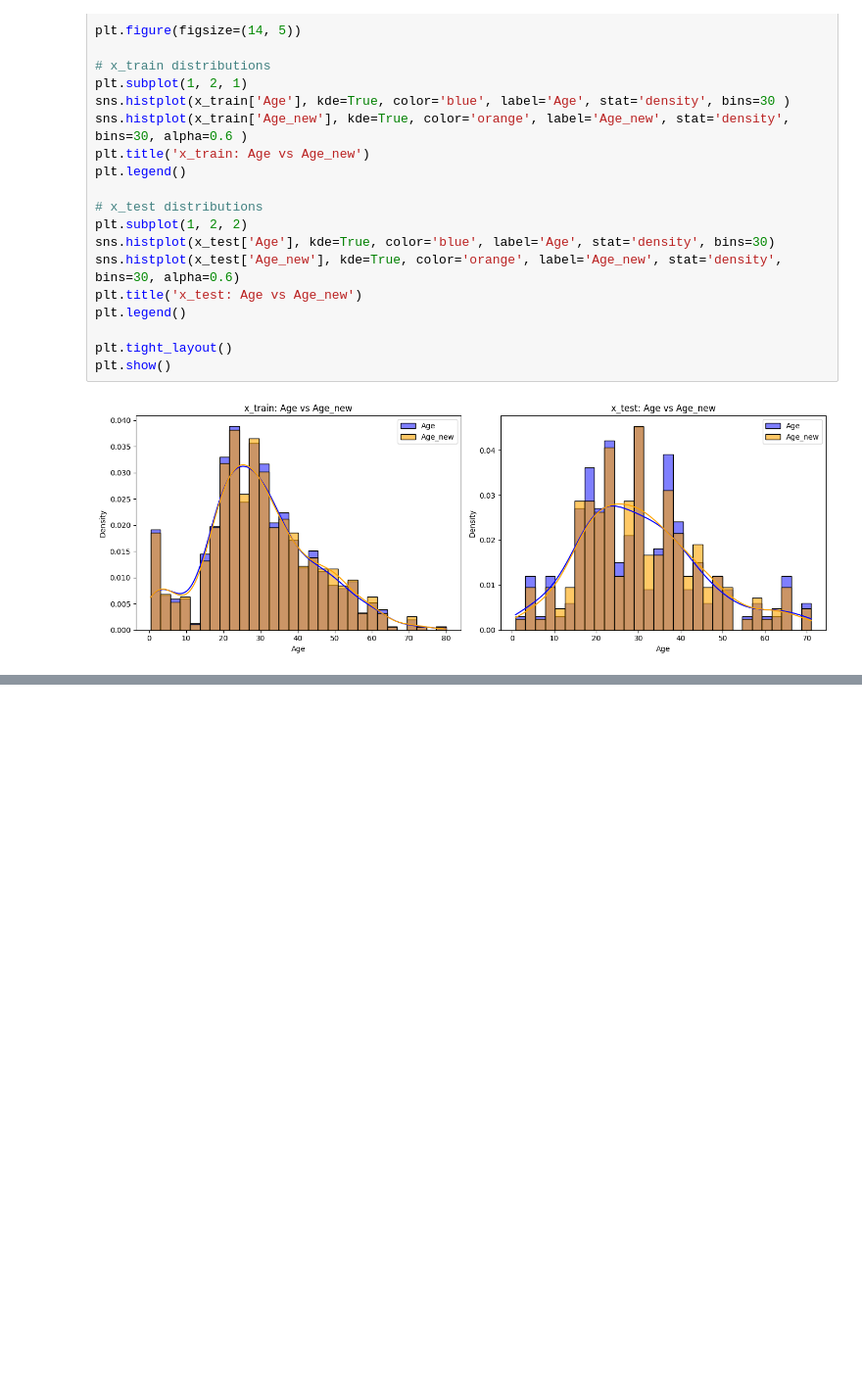
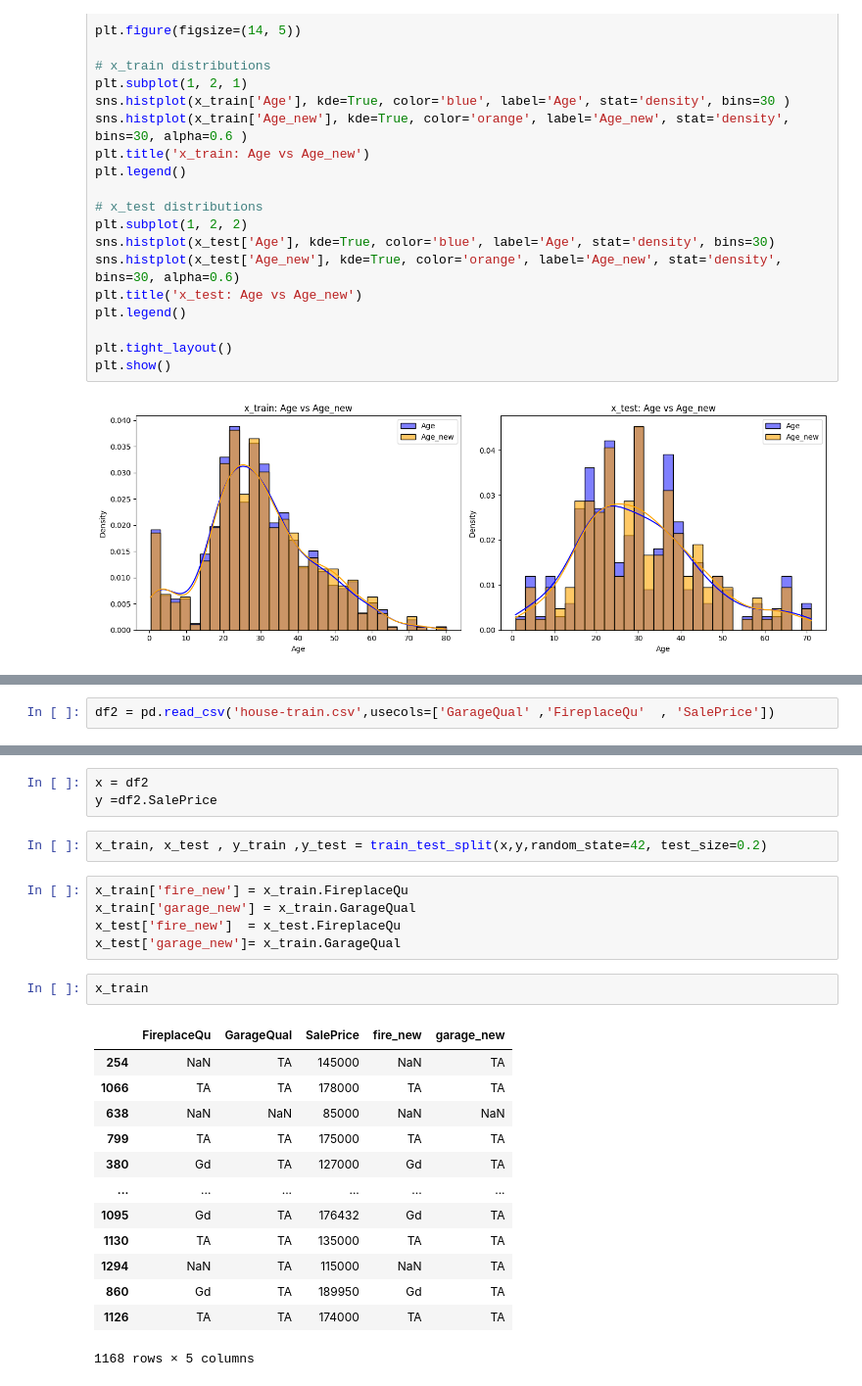
Before and after one commit to HirenGajjar/ai-ml, a Jupyter notebook: 38_handle_indicator/index.ipynb, the cells around one changed output, grey strips where cells are left out. Shown at 98% size. Cells and saved outputs as stored; diff of their text form; blank space fills up the shorter version.

Commit message:
random imputation in categorical col

```diff
--- a/38_handle_indicator/index.ipynb
+++ b/38_handle_indicator/index.ipynb
@@ -125,0 +151,2 @@ plt.show()
+# %%
+df2 = pd.read_csv('house-train.csv',usecols=['GarageQual' ,'FireplaceQu'  , 'SalePrice'])
@@ -125,0 +164,26 @@ plt.show()
+# %%
+x = df2
+y =df2.SalePrice
+# %%
+x_train, x_test , y_train ,y_test = train_test_split(x,y,random_state=42, test_size=0.2)
+# %%
+x_train['fire_new'] = x_train.FireplaceQu
+x_train['garage_new'] = x_train.GarageQual
+x_test['fire_new']  = x_test.FireplaceQu
+x_test['garage_new']= x_train.GarageQual
+# %%
+x_train
+# %% [output]
+|  | FireplaceQu | GarageQual | SalePrice | fire_new | garage_new |
+| 254 | NaN | TA | 145000 | NaN | TA |
+| 1066 | TA | TA | 178000 | TA | TA |
+| 638 | NaN | NaN | 85000 | NaN | NaN |
+| 799 | TA | TA | 175000 | TA | TA |
+| 380 | Gd | TA | 127000 | Gd | TA |
+| ... | ... | ... | ... | ... | ... |
+| 1095 | Gd | TA | 176432 | Gd | TA |
+| 1130 | TA | TA | 135000 | TA | TA |
+| 1294 | NaN | TA | 115000 | NaN | TA |
+| 860 | Gd | TA | 189950 | Gd | TA |
+| 1126 | TA | TA | 174000 | TA | TA |
+1168 rows × 5 columns
```
Also changed, not shown: parts of 9 cells of this notebook, 1 other file.
